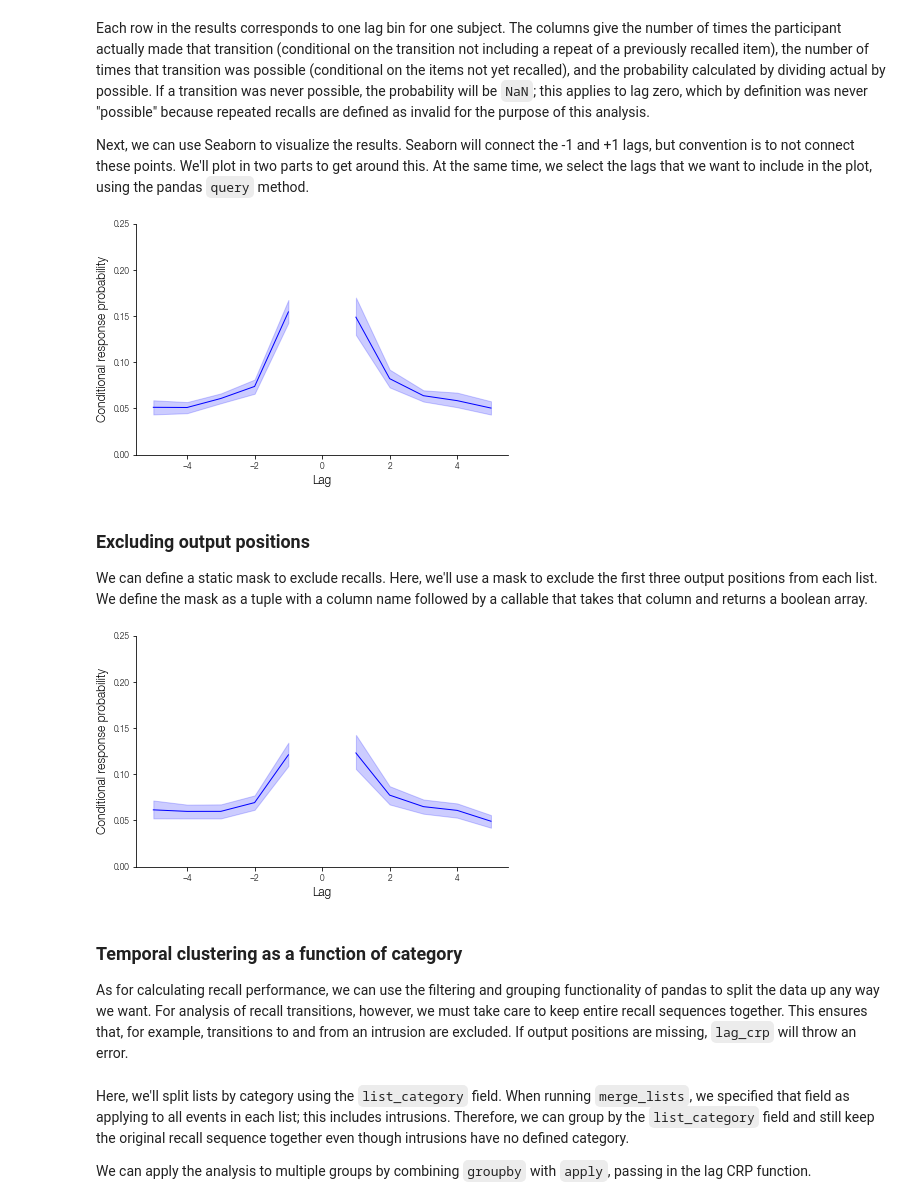
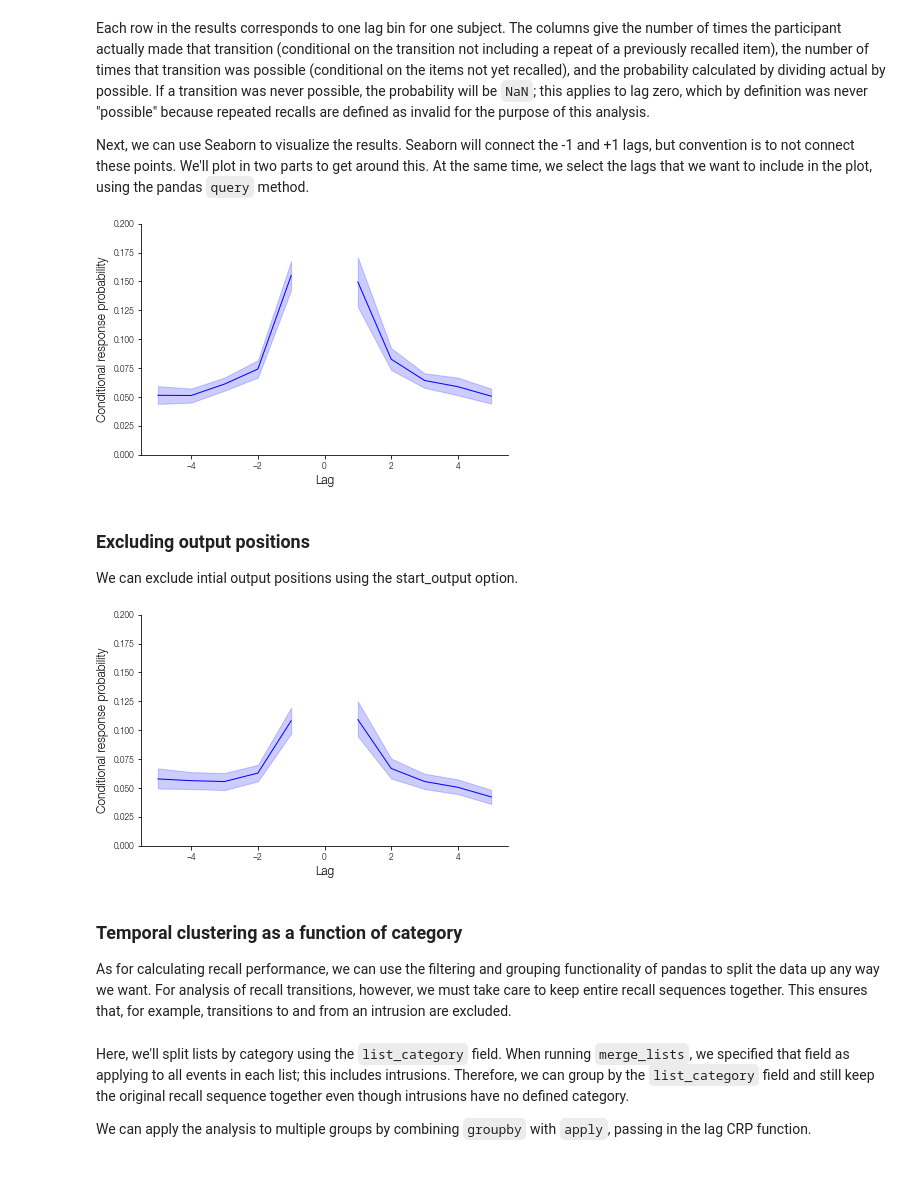
Before and after one commit to mortonne/psifr-notebooks, a Jupyter notebook: demo_clustering.ipynb, the cells around one changed output. Cells and saved outputs as stored; diff of their text form; code cells hidden in the pictures; blank space fills up the shorter version.

```diff
--- a/demo_clustering.ipynb
+++ b/demo_clustering.ipynb
@@ -69,0 +47,4 @@ Wall time: 1.46 s
+# %%
+pure = data.loc[data['list_type'] == 'pure']
+crp = fr.lag_crp(pure)
+crp
@@ -74,29 +70,29 @@ Next, we can use Seaborn to visualize the results. Seaborn will connect the -1 a
 # %%
 g = sns.lineplot(x='lag', y='prob', color='b',
                  data=crp.query('-5 <= lag < 0').reset_index())
 g = sns.lineplot(x='lag', y='prob', color='b',
                  data=crp.query('5 >= lag > 0').reset_index())
 g.set_xlabel('Lag');
 g.set_ylabel('Conditional response probability');
-g.set_ylim(0, .25);
+g.set_ylim(0, .2);
 # %% [output]
-[figure, old version]
+[figure, new version]
-# %% [markdown]
-### Excluding output positions
-
-We can define a static mask to exclude recalls. Here, we'll use a mask to exclude the first three output positions from each list. We define the mask as a tuple with a column name followed by a callable that takes that column and returns a boolean array.
+# %% [markdown]
+### Excluding output positions
+
+We can exclude intial output positions using the start_output option.
 # %%
-crp_op = fr.lag_crp(pure, from_mask=lambda df: df['output'] > 3)
+crp_op = fr.lag_crp(pure, first_output=4)
 g = sns.lineplot(x='lag', y='prob', color='b',
                  data=crp_op.query('-5 <= lag < 0').reset_index())
 g = sns.lineplot(x='lag', y='prob', color='b',
                  data=crp_op.query('5 >= lag > 0').reset_index())
 g.set_xlabel('Lag');
 g.set_ylabel('Conditional response probability');
-g.set_ylim(0, .25);
+g.set_ylim(0, .2);
 # %% [output]
-[figure, old version]
+[figure, new version]
 # %% [markdown]
 ### Temporal clustering as a function of category
 
-As for calculating recall performance, we can use the filtering and grouping functionality of pandas to split the data up any way we want. For analysis of recall transitions, however, we must take care to keep entire recall sequences together. This ensures that, for example, transitions to and from an intrusion are excluded. If output positions are missing, `lag_crp` will throw an error.
+As for calculating recall performance, we can use the filtering and grouping functionality of pandas to split the data up any way we want. For analysis of recall transitions, however, we must take care to keep entire recall sequences together. This ensures that, for example, transitions to and from an intrusion are excluded.
```
Also changed, not shown: parts of 7 cells of this notebook.
